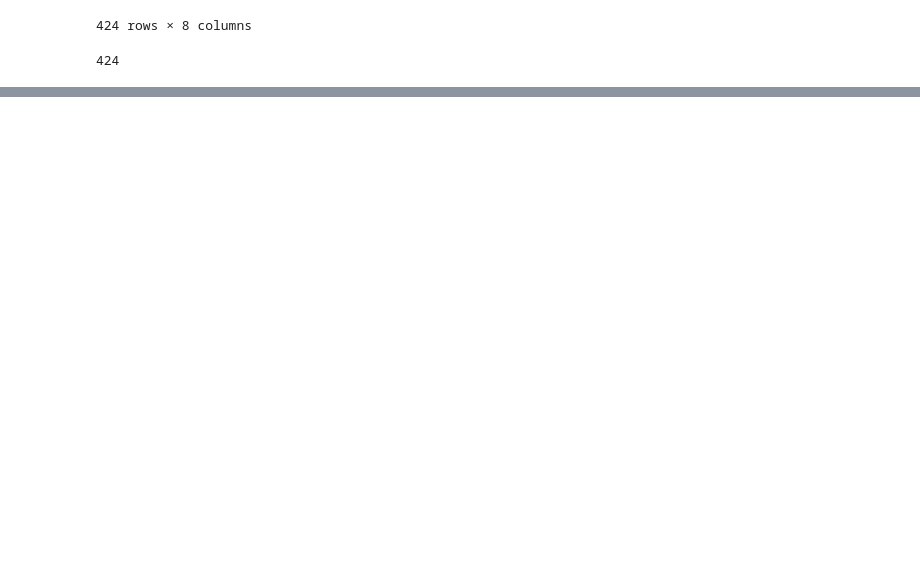
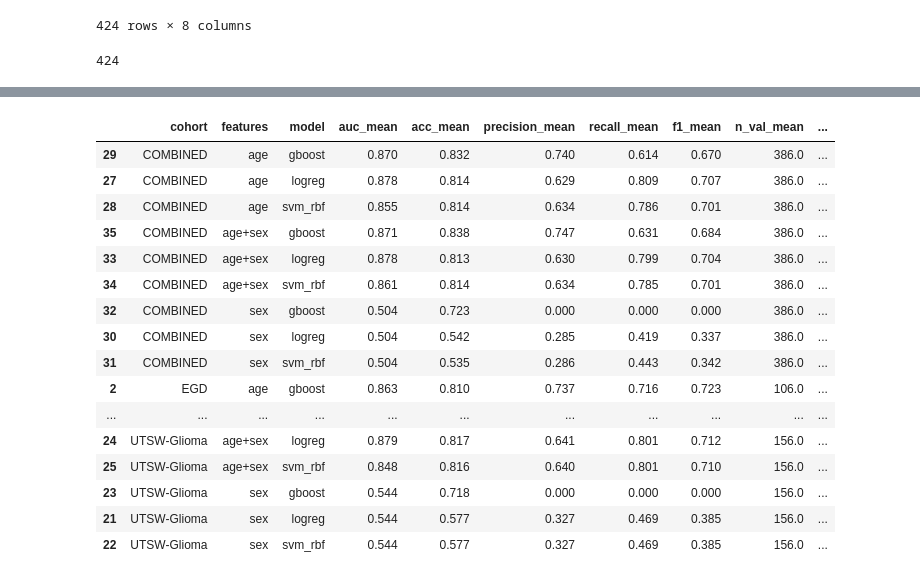
Before and after one commit to michael-woods-15/glioma-transformer, a Jupyter notebook: notebooks/data_loading.ipynb, the cells around one changed output, grey strips where cells are left out. Drawn from its saved outputs; the diff is of its cells as text; code cells hidden in the pictures; blank space fills up the shorter version.

```diff
--- a/notebooks/data_loading.ipynb
+++ b/notebooks/data_loading.ipynb
@@ -199,20 +1,3 @@ print(f"{n0} -> {len(df)} rows")
-# %%
-root = Path("../../data/EGD/egd_data/images/")
-
-SEQUENCES = [
-    "t1", "t1ce", "t2", "flair"
-]
-
-def find_sequence(patient_id, suffix):
-    p = root / patient_id / f"brain_{suffix}.nii.gz"
-    return p if p.exists() else None
-
-utsw_df = df.copy()
-for seq in SEQUENCES:
-    utsw_df[seq] = utsw_df["Subject ID"].apply(lambda pid: find_sequence(pid, seq))
-
-complete = utsw_df.notna().all(axis=1)
-print(complete.all())
 # %% [markdown]
 # Data Pre-processing Experimentation
 # %%
@@ -472,0 +334,75 @@ print(len(egd_subjects))
+# %%
+from sklearn.compose import ColumnTransformer
+from sklearn.pipeline import Pipeline
+from sklearn.preprocessing import StandardScaler, OneHotEncoder
+from sklearn.linear_model import LogisticRegression
+from sklearn.svm import SVC
+from sklearn.ensemble import GradientBoostingClassifier
+from sklearn.model_selection import train_test_split
+from sklearn.metrics import roc_auc_score, accuracy_score, precision_recall_fscore_support
+
+FEATURE_SETS = {"age": ["age"], "sex": ["sex"], "age+sex": ["age", "sex"]}
+
+def make_model(kind, feats):
+    parts = []
+    if "age" in feats: parts.append(("age", StandardScaler(), ["age"]))
+    if "sex" in feats: parts.append(("sex", OneHotEncoder(drop="if_binary"), ["sex"]))
+    pre = ColumnTransformer(parts)
+    clf = {
+        "logreg": LogisticRegression(class_weight="balanced", max_iter=1000),
+        "svm_rbf": SVC(kernel="rbf", class_weight="balanced"),
+        "gboost": GradientBoostingClassifier(random_state=0),
+    }[kind]
+    return Pipeline([("pre", pre), ("clf", clf)])
+
+def scores(model, X):
+    clf = model.named_steps["clf"]
+    return clf.decision_function(model.named_steps["pre"].transform(X)) \
+        if hasattr(clf, "decision_function") else model.predict_proba(X)[:, 1]
+
+def run_once(data, feats, kind, seed, test_size=0.25):
+    strat = data["cohort"] + "_" + data["label"].astype(str)
+    Xtr, Xva, ytr, yva = train_test_split(
+        data[feats], data["label"], test_size=test_size,
+        stratify=strat, random_state=seed)
+    m = make_model(kind, feats).fit(Xtr, ytr)
+    pred = m.predict(Xva)
+    p, r, f1, _ = precision_recall_fscore_support(
+        yva, pred, average="binary", pos_label=1, zero_division=0)
+    return dict(auc=roc_auc_score(yva, scores(m, Xva)),
+                acc=accuracy_score(yva, pred),
+                precision=p, recall=r, f1=f1,
+                n_val=len(yva), baseline_acc=1 - yva.mean() if yva.mean() < .5 else yva.mean())
+
+results = []
+groups = {c: g for c, g in df.groupby("cohort")}
+groups["COMBINED"] = df
+
+for name, data in groups.items():
+    for fs_name, feats in FEATURE_SETS.items():
+        for kind in ["logreg", "svm_rbf", "gboost"]:
+            runs = pd.DataFrame([run_once(data, feats, kind, seed) for seed in range(20)])
+            row = runs.mean().add_suffix("_mean").to_dict()
+            row.update(runs[["auc", "acc", "f1"]].std().add_suffix("_sd").to_dict())
+            results.append(dict(cohort=name, features=fs_name, model=kind, **row))
+
+results = pd.DataFrame(results)
+results.round(3).sort_values(["cohort", "features", "model"])
+# %% [output]
+|  | cohort | features | model | auc_mean | acc_mean | precision_mean | recall_mean | f1_mean | n_val_mean | ... |
+| 29 | COMBINED | age | gboost | 0.870 | 0.832 | 0.740 | 0.614 | 0.670 | 386.0 | ... |
+| 27 | COMBINED | age | logreg | 0.878 | 0.814 | 0.629 | 0.809 | 0.707 | 386.0 | ... |
+| 28 | COMBINED | age | svm_rbf | 0.855 | 0.814 | 0.634 | 0.786 | 0.701 | 386.0 | ... |
+| 35 | COMBINED | age+sex | gboost | 0.871 | 0.838 | 0.747 | 0.631 | 0.684 | 386.0 | ... |
+| 33 | COMBINED | age+sex | logreg | 0.878 | 0.813 | 0.630 | 0.799 | 0.704 | 386.0 | ... |
+| 34 | COMBINED | age+sex | svm_rbf | 0.861 | 0.814 | 0.634 | 0.785 | 0.701 | 386.0 | ... |
+| 32 | COMBINED | sex | gboost | 0.504 | 0.723 | 0.000 | 0.000 | 0.000 | 386.0 | ... |
+| 30 | COMBINED | sex | logreg | 0.504 | 0.542 | 0.285 | 0.419 | 0.337 | 386.0 | ... |
+| 31 | COMBINED | sex | svm_rbf | 0.504 | 0.535 | 0.286 | 0.443 | 0.342 | 386.0 | ... |
+| 2 | EGD | age | gboost | 0.863 | 0.810 | 0.737 | 0.716 | 0.723 | 106.0 | ... |
+| ... | ... | ... | ... | ... | ... | ... | ... | ... | ... | ... |
+| 24 | UTSW-Glioma | age+sex | logreg | 0.879 | 0.817 | 0.641 | 0.801 | 0.712 | 156.0 | ... |
+| 25 | UTSW-Glioma | age+sex | svm_rbf | 0.848 | 0.816 | 0.640 | 0.801 | 0.710 | 156.0 | ... |
+| 23 | UTSW-Glioma | sex | gboost | 0.544 | 0.718 | 0.000 | 0.000 | 0.000 | 156.0 | ... |
+| 21 | UTSW-Glioma | sex | logreg | 0.544 | 0.577 | 0.327 | 0.469 | 0.385 | 156.0 | ... |
+| 22 | UTSW-Glioma | sex | svm_rbf | 0.544 | 0.577 | 0.327 | 0.469 | 0.385 | 156.0 | ... |
```
Also changed, not shown: parts of 17 cells of this notebook.
